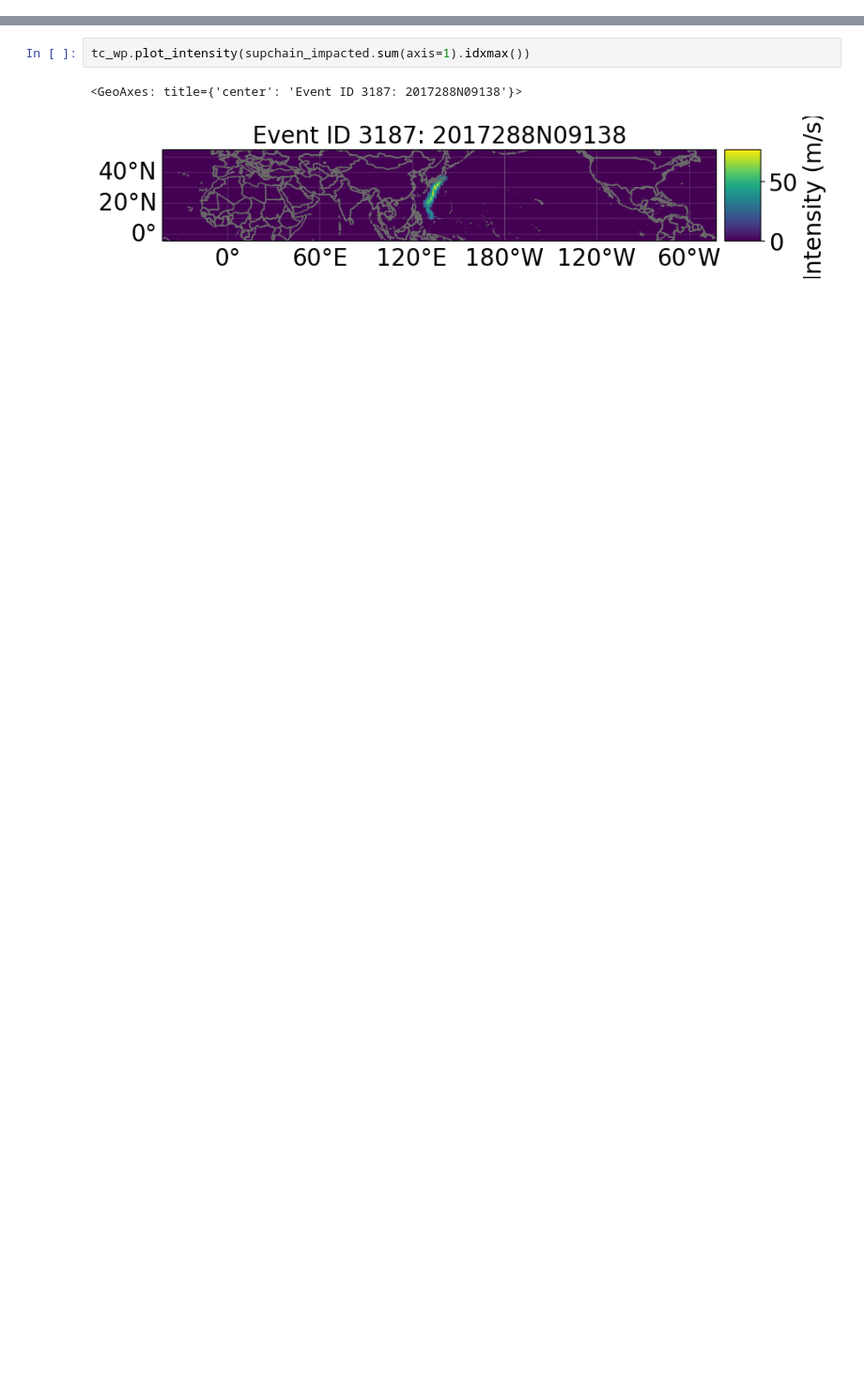
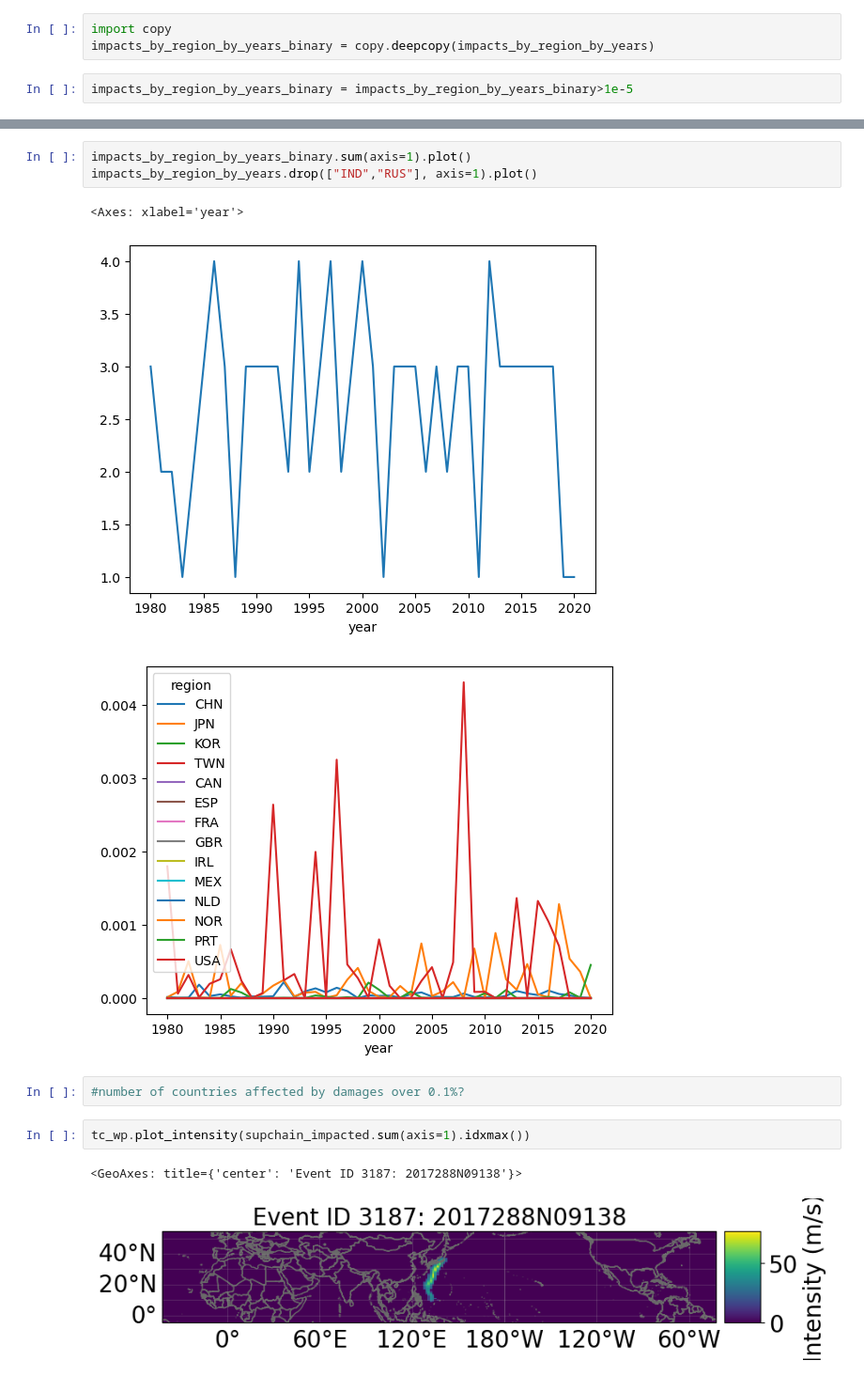
Before and after one commit to zeliest/compound_events_supply_chain, a Jupyter notebook: compute_sector_impacts.ipynb, the cells around one changed output, grey strips where cells are left out. Shown at 94% size. Cells and saved outputs as stored; diff of their text form; blank space fills up the shorter version.

```diff
--- a/compute_sector_impacts.ipynb
+++ b/compute_sector_impacts.ipynb
@@ -81,0 +212,5 @@ supchain_impacted
+# %%
+import copy
+impacts_by_region_by_years_binary = copy.deepcopy(impacts_by_region_by_years)
+# %%
+impacts_by_region_by_years_binary = impacts_by_region_by_years_binary>1e-5
@@ -82,3 +334,12 @@ supchain_impacted
+# %%
+impacts_by_region_by_years_binary.sum(axis=1).plot()
+impacts_by_region_by_years.drop(["IND","RUS"], axis=1).plot()
+# %% [output]
+<Axes: xlabel='year'>
+[figure, added]
+[figure, added]
+# %%
+#number of countries affected by damages over 0.1%?
 # %%
 tc_wp.plot_intensity(supchain_impacted.sum(axis=1).idxmax())
 # %% [output]
```
Also changed, not shown: parts of 40 cells of this notebook.
